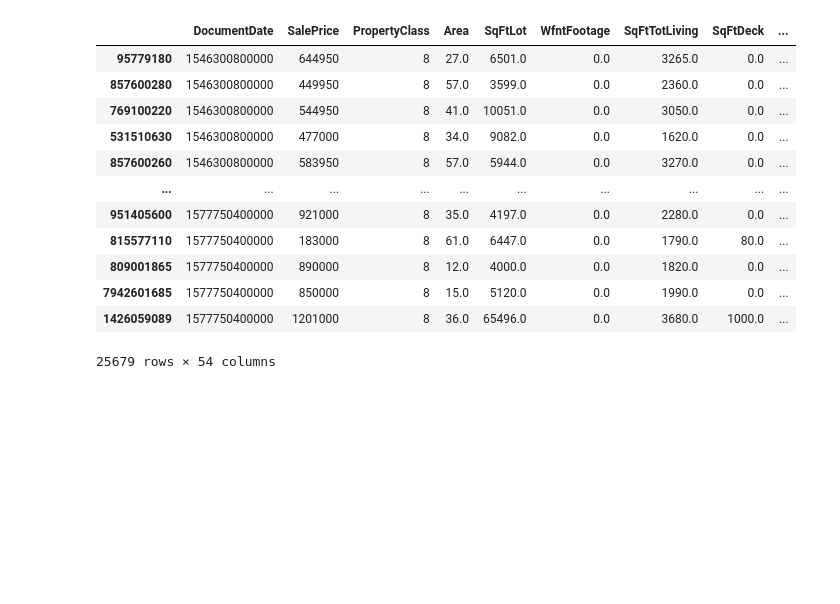
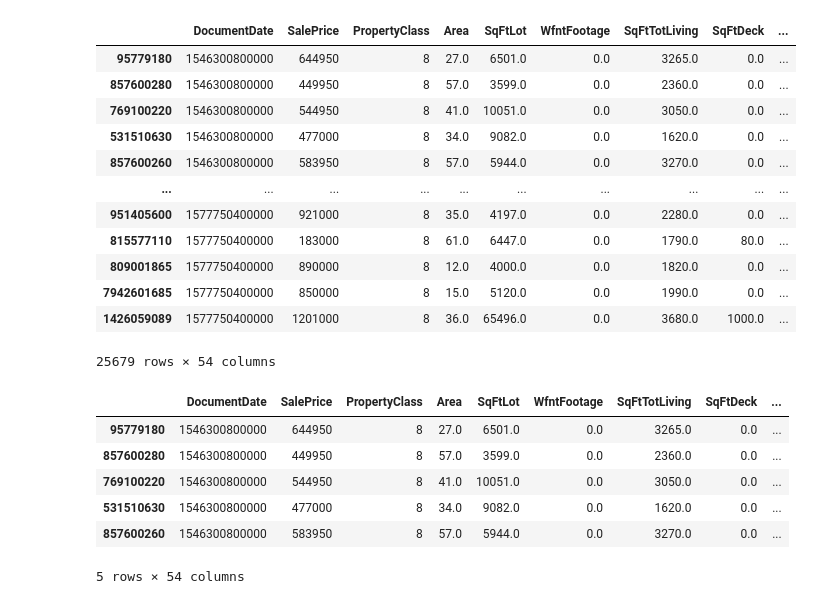
Before and after one commit to howen7/KingHousing, a Jupyter notebook: notebooks/exploratory/jon_first_model.ipynb, the cells around one changed output. Saved outputs shown, nothing was run; the diff lists cells and outputs as text; code cells hidden in the pictures; blank space fills up the shorter version.

```diff
--- a/notebooks/exploratory/jon_first_model.ipynb
+++ b/notebooks/exploratory/jon_first_model.ipynb
@@ -448,3 +448,13 @@ df
 | 7942601685 | 1577750400000 | 850000 | 8 | 15.0 | 5120.0 | 0.0 | 1990.0 | 0.0 | ... |
 | 1426059089 | 1577750400000 | 1201000 | 8 | 36.0 | 65496.0 | 0.0 | 3680.0 | 1000.0 | ... |
 25679 rows × 54 columns
+# %%
+df.head()
+# %% [output]
+|  | DocumentDate | SalePrice | PropertyClass | Area | SqFtLot | WfntFootage | SqFtTotLiving | SqFtDeck | ... |
+| 95779180 | 1546300800000 | 644950 | 8 | 27.0 | 6501.0 | 0.0 | 3265.0 | 0.0 | ... |
+| 857600280 | 1546300800000 | 449950 | 8 | 57.0 | 3599.0 | 0.0 | 2360.0 | 0.0 | ... |
+| 769100220 | 1546300800000 | 544950 | 8 | 41.0 | 10051.0 | 0.0 | 3050.0 | 0.0 | ... |
+| 531510630 | 1546300800000 | 477000 | 8 | 34.0 | 9082.0 | 0.0 | 1620.0 | 0.0 | ... |
+| 857600260 | 1546300800000 | 583950 | 8 | 57.0 | 5944.0 | 0.0 | 3270.0 | 0.0 | ... |
+5 rows × 54 columns
```
